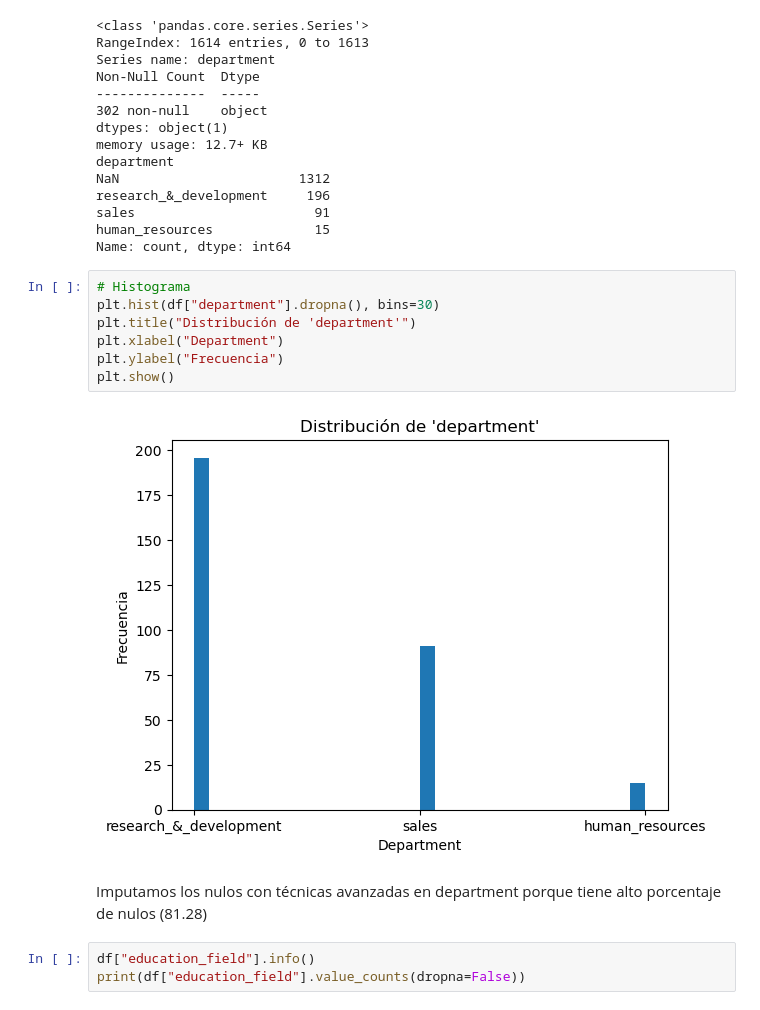
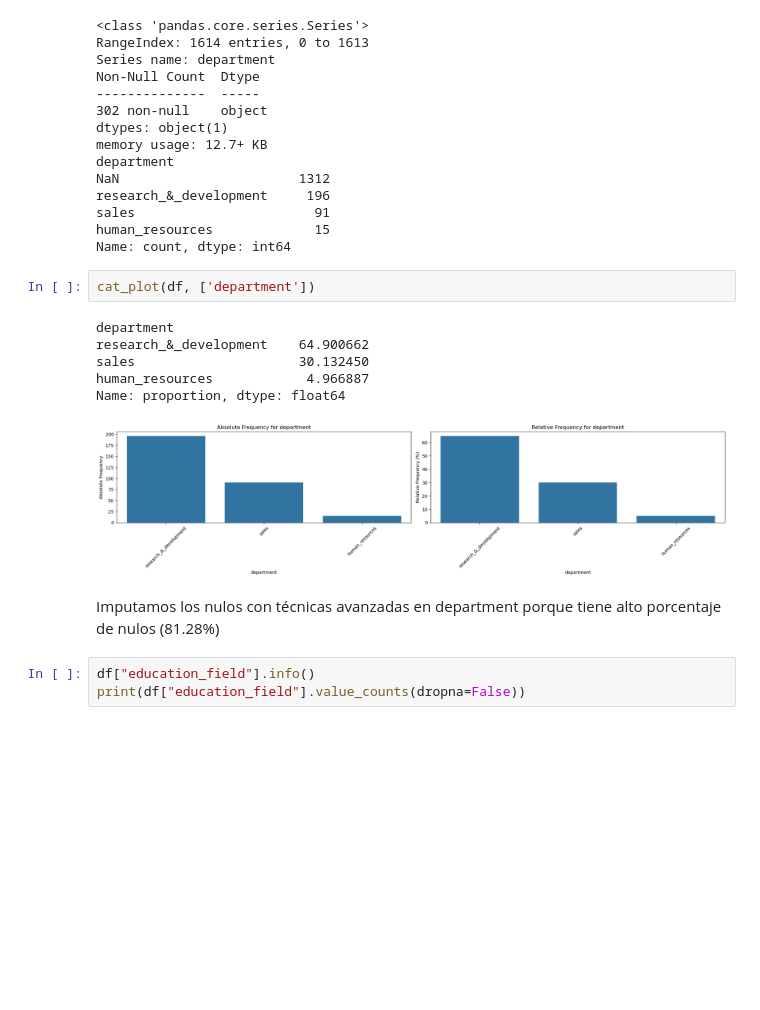
Before and after one commit to xcgrisales/project-da-promo-50-modulo-3-team-4, a Jupyter notebook: nulos.ipynb, the cells around one changed output. Saved outputs shown, nothing was run; the diff lists cells and outputs as text; blank space fills up the shorter version.

```diff
--- a/nulos.ipynb
+++ b/nulos.ipynb
@@ -284,17 +293,17 @@ research_&_development     196
 sales                       91
 human_resources             15
 Name: count, dtype: int64
-# %%
-# Histograma
-plt.hist(df["department"].dropna(), bins=30)
-plt.title("Distribución de 'department'")
-plt.xlabel("Department")
-plt.ylabel("Frecuencia")
-plt.show()
-# %% [output]
-[figure, removed]
+# %%
+cat_plot(df, ['department'])
+# %% [output]
+department
+research_&_development    64.900662
+sales                     30.132450
+human_resources            4.966887
+Name: proportion, dtype: float64
+[figure, added]
 # %% [markdown]
-Imputamos los nulos con técnicas avanzadas en department porque tiene alto porcentaje de nulos (81.28)
+Imputamos los nulos con técnicas avanzadas en department porque tiene alto porcentaje de nulos (81.28%)
 # %%
 df["education_field"].info()
 print(df["education_field"].value_counts(dropna=False))
```
Also changed, not shown: parts of 84 cells of this notebook, 1 other file.
